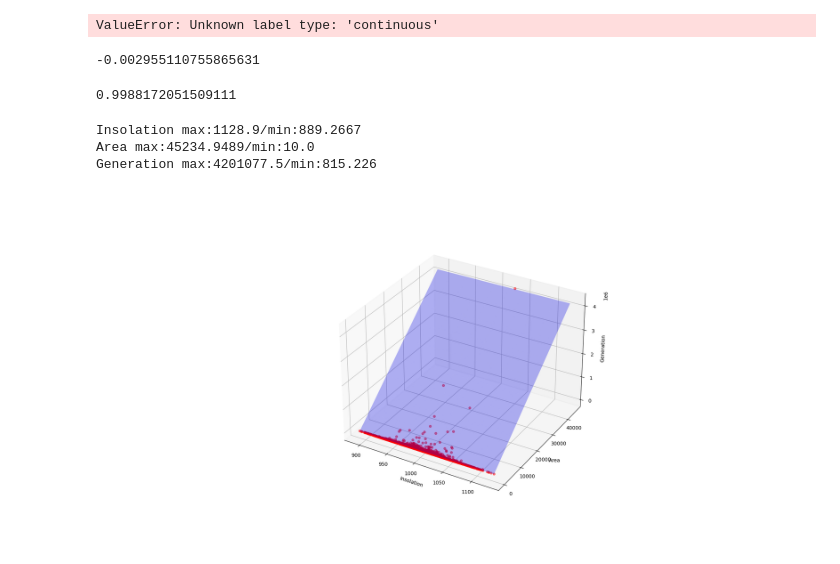
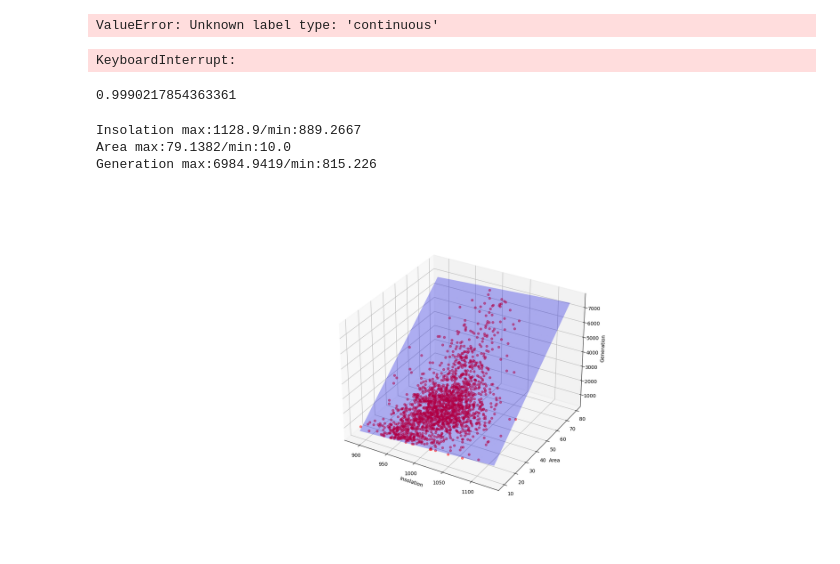
Before and after one commit to killagarila/solar_ML, a Jupyter notebook: Group_M.ipynb, the cells around one changed output. Drawn from its saved outputs; the diff is of its cells as text; code cells hidden in the pictures.

```diff
--- a/Group_M.ipynb
+++ b/Group_M.ipynb
@@ -29,6 +29,8 @@ from sklearn.metrics import accuracy_score, precision_score, classification_repo
 # %%
 readfile = pd.read_excel("solar-potential.xlsx", usecols=["Insolation", "Generation","Area"], nrows=10000)
 print(f"# num values:\n{readfile.isnull().sum()}\n")
+readfile = readfile[readfile.Generation <= 7000]
+
 X = readfile[["Insolation", "Area"]].copy()
 y = readfile["Generation"].copy()
 print(X.head(), end="\n\n")
@@ -83,7 +106,7 @@ regr.fit(train_x, train_y)
 pred3 = regr.predict(test_x)
 print(regr.score(train_x,train_y))
 # %% [output]
--0.002955110755865631
+KeyboardInterrupt:
 # %%
 from sklearn.linear_model import LinearRegression
 from sklearn.pipeline import make_pipeline
@@ -95,33 +118,33 @@ pipe = make_pipeline(StandardScaler(), logmodel)
 pipe.fit(train_x,train_y)  # apply the pipeline on training data
 print(pipe.score(test_x,test_y))
 # %% [output]
-0.9988172051509111
+0.9990217854363361
 # %%
 x_surf, y_surf = np.meshgrid(np.linspace(readfile.Insolation.min(), readfile.Insolation.max(), 10), np.linspace(readfile.Area.min(), readfile.Area.max(), 10))
 onlyX = pd.DataFrame({'Insolation':x_surf.ravel(), 'Area':y_surf.ravel()})
 fittedY=pipe.predict(onlyX)
 fittedY=np.array(fittedY)
 
 print(f"Insolation max:{readfile.Insolation.max()}/min:{readfile.Insolation.min()}")
 print(f"Area max:{readfile.Area.max()}/min:{readfile.Area.min()}")
 print(f"Generation max:{readfile.Generation.max()}/min:{readfile.Generation.min()}")
 
 # readfile["Generation"].plot.line()
 
 from mpl_toolkits.mplot3d import Axes3D
 
 
 fig = plt.figure(figsize=(20,10))
 ### Set figure size
 ax = fig.add_subplot(111, projection='3d')
-ax.scatter(readfile['Insolation'],readfile['Area'],readfile['Generation'],c='red', marker='o', alpha=0.5)
+ax.scatter(test_x['Insolation'],test_x['Area'],test_y,c='red', marker='o', alpha=0.5)
 ax.plot_surface(x_surf,y_surf,fittedY.reshape(x_surf.shape), color='b', alpha=0.3)
 ax.set_xlabel('Insolation')
 ax.set_ylabel('Area')
 ax.set_zlabel('Generation')
 plt.show()
 # %% [output]
 Insolation max:1128.9/min:889.2667
-Area max:45234.9489/min:10.0
-Generation max:4201077.5/min:815.226
+Area max:79.1382/min:10.0
+Generation max:6984.9419/min:815.226
-[figure, old version]
+[figure, new version]
```
Also changed, not shown: parts of 5 cells of this notebook, 1 other file.
